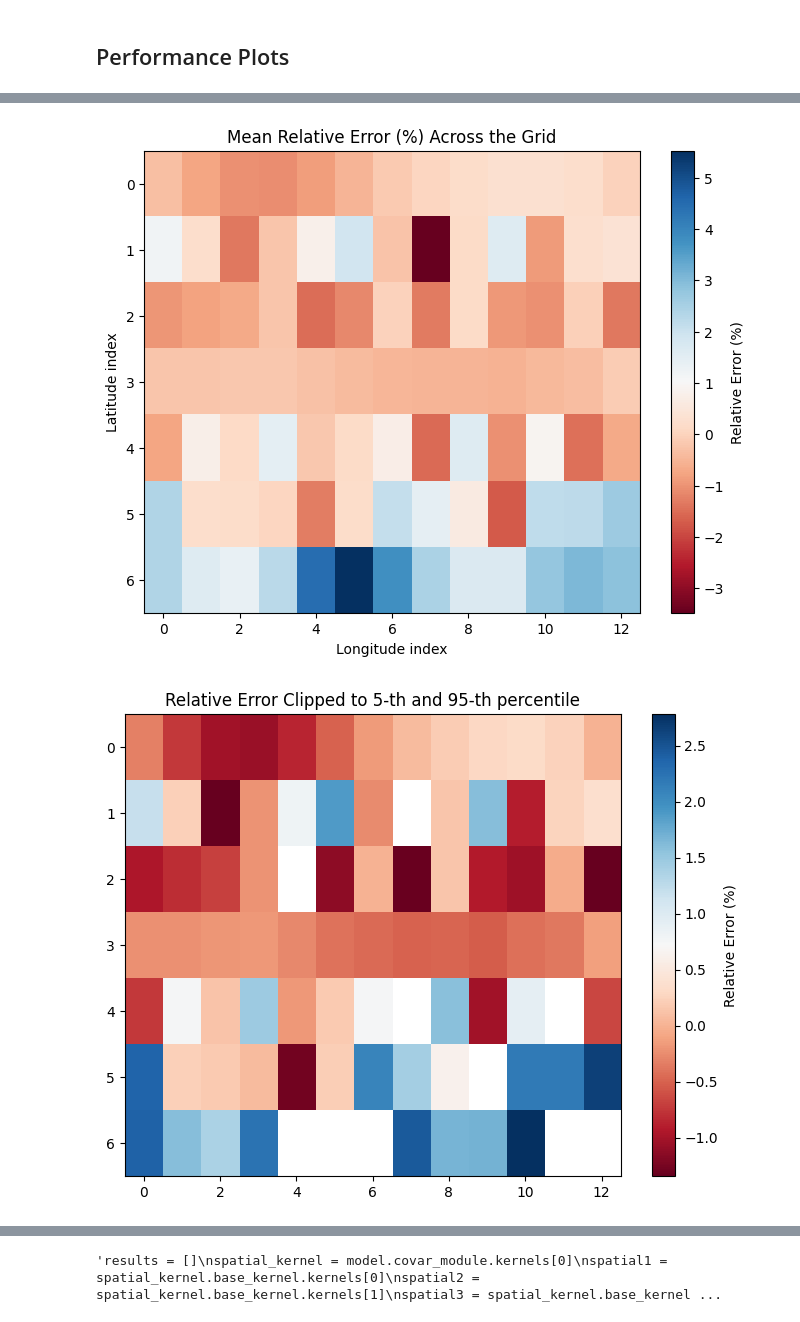
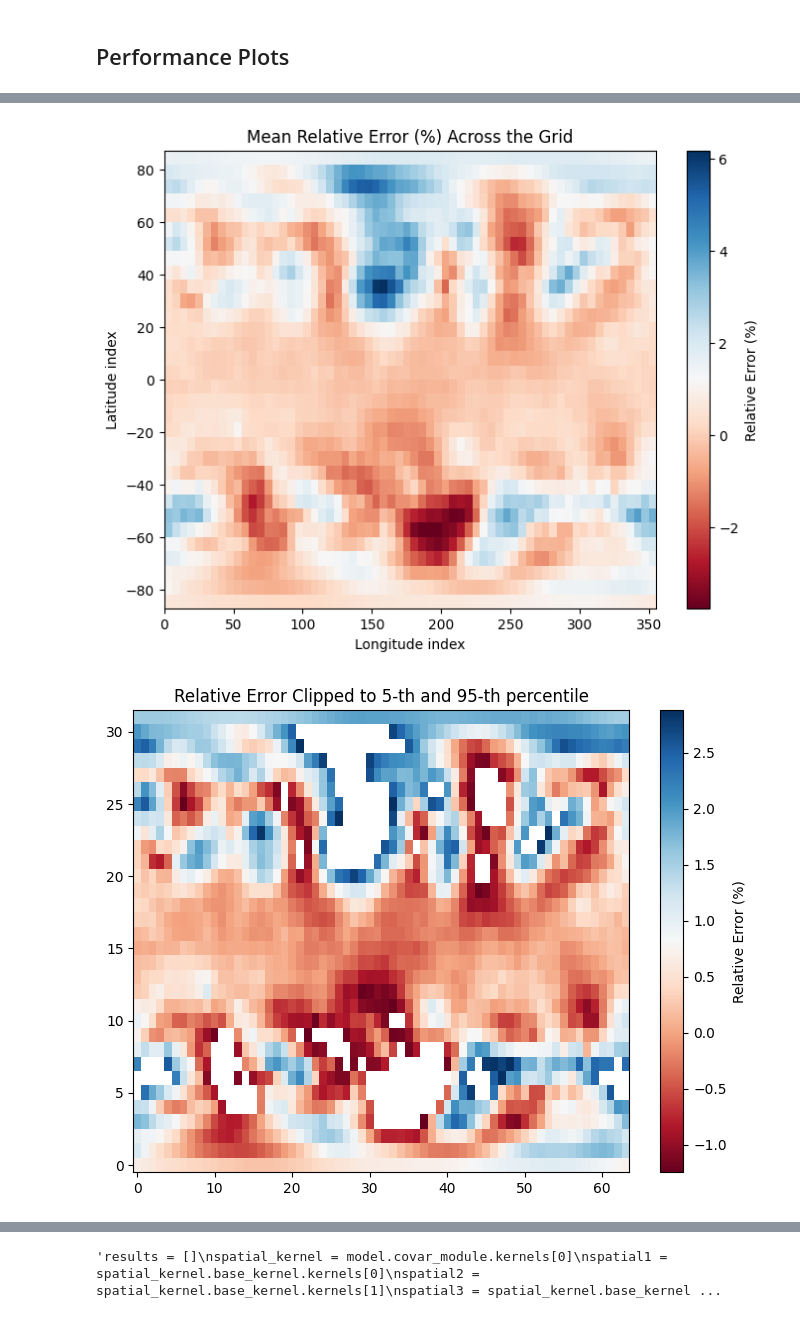
Before and after one commit to sunnyw22/STGP-for-weather-forecasting, a Jupyter notebook: GPRs/Exact_GPR_monthly_z500.ipynb, the cells around one changed output, grey strips where cells are left out. Saved outputs shown, nothing was run; the diff lists cells and outputs as text; code cells hidden in the pictures.

```diff
--- a/GPRs/Exact_GPR_monthly_z500.ipynb
+++ b/GPRs/Exact_GPR_monthly_z500.ipynb
@@ -311,14 +315,14 @@ spatial_kernel = matern_spatial_1+matern_spatial_2+matern_spatial_3
 
 # Define the GP regression kernel, separable in space and time
 matern_time_1 = gpytorch.kernels.MaternKernel(nu=1.5, active_dims=[3]).to(device)
-matern_time_1.lengthscale = torch.tensor(24).to(device)
+matern_time_1.lengthscale = torch.tensor(40).to(device)
 #matern_time_2 = gpytorch.kernels.MaternKernel(nu=1.5, active_dims=[3]).to(device)
 #matern_time_2.lengthscale = torch.tensor(24*7).to(device)
-#time_kernel1 = gpytorch.kernels.PeriodicKernel(active_dims=[3]).to(device)
-#time_kernel1.period_length = torch.tensor(24).to(device)
+time_kernel1 = gpytorch.kernels.PeriodicKernel(active_dims=[3]).to(device)
+time_kernel1.period_length = torch.tensor(24).to(device)
 time_kernel2 = gpytorch.kernels.PeriodicKernel(active_dims=[3]).to(device)
-time_kernel2.period_length = torch.tensor(24*3).to(device)
-time_kernel = matern_time_1 + time_kernel2
+time_kernel2.period_length = torch.tensor(24*5).to(device)
+time_kernel = matern_time_1 + time_kernel1 + time_kernel2
 
 # kernel = spatial_kernel * time_kernel
 kernel = gpytorch.kernels.ScaleKernel(spatial_kernel * time_kernel).to(device)
@@ -452,9 +456,9 @@ def train_gp(lead_time_h, data_train, data_test, space_subsample=1, time_subsamp
     return model, likelihood, hyperparams_track, X_train, Y_train
 # %%
 lead_time = 0 # 3-day forecasting
-space_subsample = 5 # Set 1 if using random subsampling
-time_subsample = 5
-frac = 0.0075 # Fraction of points to be picked from the full training set
+space_subsample = 1 # Set 1 if using random subsampling
+time_subsample = 6
+frac = 0.05 # Fraction of points to be picked from the full training set
 # Train GP model
 model, likelihood, hyperparams_track, X_train, Y_train = train_gp(lead_time, data_train, data_test, space_subsample, time_subsample, frac=frac)
 # %% [output]
@@ -483,6 +487,6 @@ model = GPModel(X_train, Y_train, likelihood).to(device)
 model.load_state_dict(torch.load("STGP-weather-forecasting/saved_models/gm_gp_model_rand.pth"))
 likelihood.load_state_dict(torch.load("STGP-weather-forecasting/saved_models/gm_gp_likelihood_rand.pth"))
 
-lead_time = 24 # 3-day forecasting
-space_subsample = 1 # Set 1 if using random subsampling
-time_subsample = 1
+#lead_time = 24 # 3-day forecasting
+#space_subsample = 1 # Set 1 if using random subsampling
+#time_subsample = 1
@@ -489,9 +500,16 @@ time_subsample = 1
 # %%
 X_test, Y_test, lat, lon = create_data(data_train, data_test, lead_time, space_subsample=space_subsample,
-                                                time_subsample=8, device=device, train=False)
+                                                time_subsample=24, device=device, train=False)
 X_test = X_test.view(-1,4)
 nlat = len(lat)
 nlon = len(lon)
+
+#N = X_test.shape[0] * X_test.shape[1] * X_test.shape[2]
+#n_frac = int(frac * N) # Fraction of points to be chosen
+#X_test = X_test.view(-1, 4)
+#indices = torch.randperm(X_test.size(0))[:n_frac]
+#X_test = X_test[indices]
+#Y_test = Y_test[indices]
 
 # Make Predictions
 model.eval()
@@ -631,23 +652,25 @@ relative_error = (Y_pred_actual - Y_test_actual) / Y_test_actual * 100  # shape
 relative_error_mean = relative_error.mean(axis=0)  # shape (7, 13)
 
 plt.figure(figsize=(8, 6))
-im = plt.imshow(relative_error_mean, cmap='RdBu', aspect='auto')
+im = plt.imshow(relative_error_mean, cmap='RdBu', aspect='auto',
+                extent=[lon.min(), lon.max(), lat.min(), lat.max()],
+                origin='lower')
 plt.title('Mean Relative Error (%) Across the Grid')
 plt.xlabel('Longitude index')
 plt.ylabel('Latitude index')
 plt.colorbar(im, label='Relative Error (%)')
 plt.show()
 # %% [output]
-[figure, old version]
+[figure, new version]
 # %%
 low_q = np.percentile(relative_error_mean, 5)
 high_q = np.percentile(relative_error_mean, 95)
 masked_error = np.ma.masked_outside(relative_error_mean, low_q, high_q)
 
 plt.figure(figsize=(8, 6))
-im = plt.imshow(masked_error, cmap='RdBu', aspect='auto')
+im = plt.imshow(masked_error, cmap='RdBu', aspect='auto', origin='lower')
 plt.colorbar(im, label='Relative Error (%)')
 plt.title('Relative Error Clipped to 5-th and 95-th percentile')
 plt.show()
 # %% [output]
-[figure, old version]
+[figure, new version]
```
Also changed, not shown: parts of 20 cells of this notebook.
